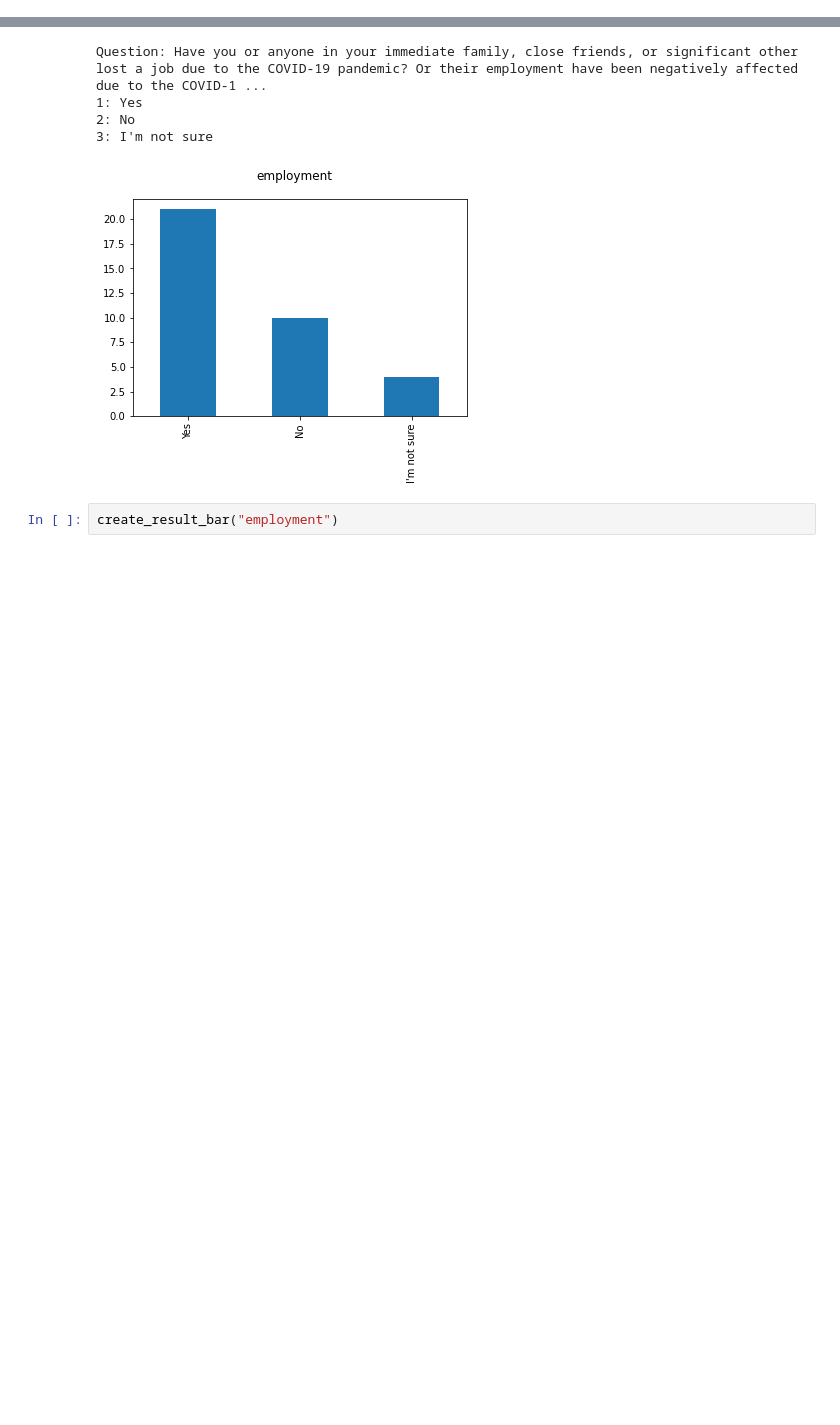
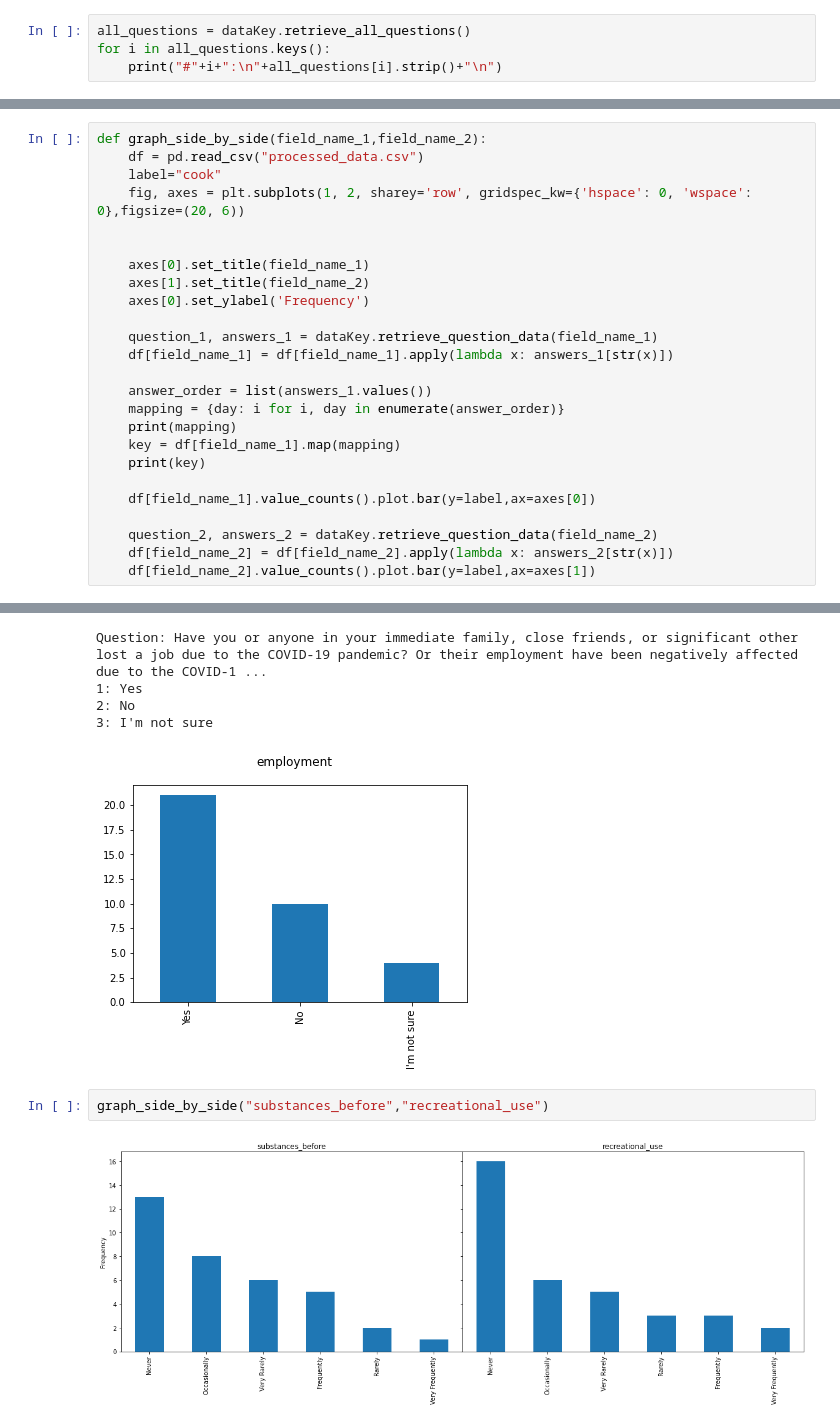
Before and after one commit to azaman13/covid19, a Jupyter notebook: data/survey_data/new_data/analysis.ipynb, the cells around one changed output, grey strips where cells are left out. Cells and saved outputs as stored; diff of their text form; blank space fills up the shorter version.

Commit message:
Added side by side plots, need to fix ordering of bars

```diff
--- a/data/survey_data/new_data/analysis.ipynb
+++ b/data/survey_data/new_data/analysis.ipynb
@@ -8,0 +5,4 @@ IndexError: single positional indexer is out-of-bounds
+# %%
+all_questions = dataKey.retrieve_all_questions()
+for i in all_questions.keys():
+    print("#"+i+":\n"+all_questions[i].strip()+"\n")
@@ -25,6 +43,31 @@ def create_result_bar(field_name):
     df[field_name] = df[field_name].apply(lambda x: answers[str(x)])
     df[field_name].value_counts().plot.bar()
     plt.suptitle(field_name)
+# %%
+def graph_side_by_side(field_name_1,field_name_2):
+    df = pd.read_csv("processed_data.csv")
+    label="cook"
+    fig, axes = plt.subplots(1, 2, sharey='row', gridspec_kw={'hspace': 0, 'wspace': 0},figsize=(20, 6))
+
+
+    axes[0].set_title(field_name_1)
+    axes[1].set_title(field_name_2)
+    axes[0].set_ylabel('Frequency')
+
+    question_1, answers_1 = dataKey.retrieve_question_data(field_name_1)
+    df[field_name_1] = df[field_name_1].apply(lambda x: answers_1[str(x)])
+
+    answer_order = list(answers_1.values())
+    mapping = {day: i for i, day in enumerate(answer_order)}
+    print(mapping)
+    key = df[field_name_1].map(mapping)
+    print(key)
+
+    df[field_name_1].value_counts().plot.bar(y=label,ax=axes[0])
+
+    question_2, answers_2 = dataKey.retrieve_question_data(field_name_2)
+    df[field_name_2] = df[field_name_2].apply(lambda x: answers_2[str(x)])
+    df[field_name_2].value_counts().plot.bar(y=label,ax=axes[1])
 # %%
 create_result_histogram("gad7_score")
 # %% [output]
@@ -45,5 +88,7 @@ Question: Have you or anyone in your immediate family, close friends, or signifi
 2: No
 3: I'm not sure
 [figure]
-# %%
-create_result_bar("employment")
+# %%
+graph_side_by_side("substances_before","recreational_use")
+# %% [output]
+[figure, added]
```
Also changed, not shown: parts of 5 cells of this notebook, 3 other files.
